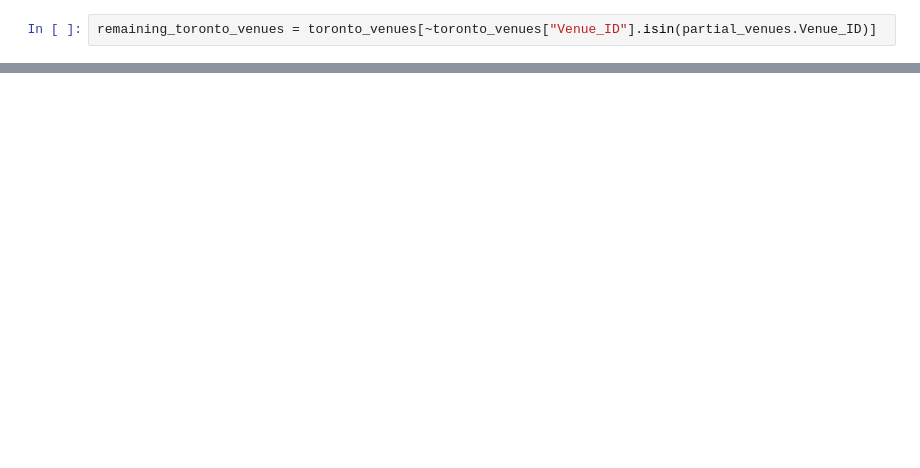
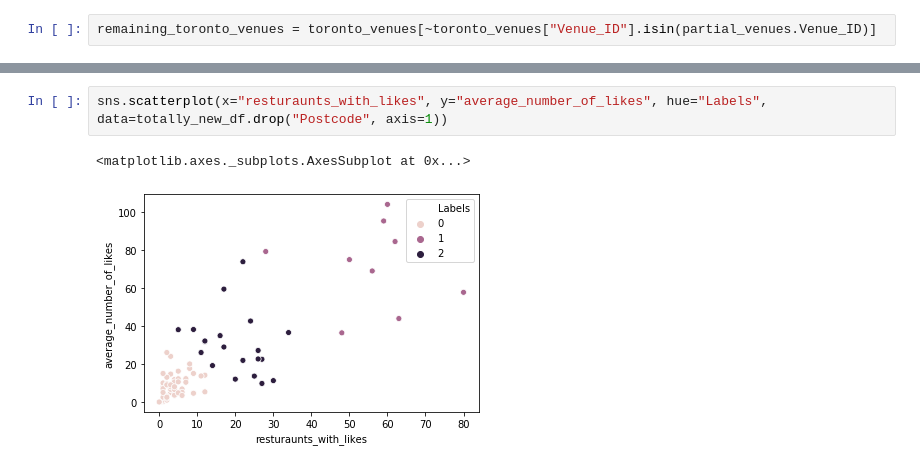
Before and after one commit to benjamin-weller/DataCapstone, a Jupyter notebook: Lunch Options.ipynb, the cells around one changed output, grey strips where cells are left out. Cells and saved outputs as stored; diff of their text form; blank space fills up the shorter version.

```diff
--- a/Lunch Options.ipynb
+++ b/Lunch Options.ipynb
@@ -221,0 +627,5 @@ partial_venues
+# %%
+sns.scatterplot(x="resturaunts_with_likes", y="average_number_of_likes", hue="Labels", data=totally_new_df.drop("Postcode", axis=1))
+# %% [output]
+<matplotlib.axes._subplots.AxesSubplot at 0x...>
+[figure, added]
```
Also changed, not shown: parts of 54 cells of this notebook, 5 other files.
